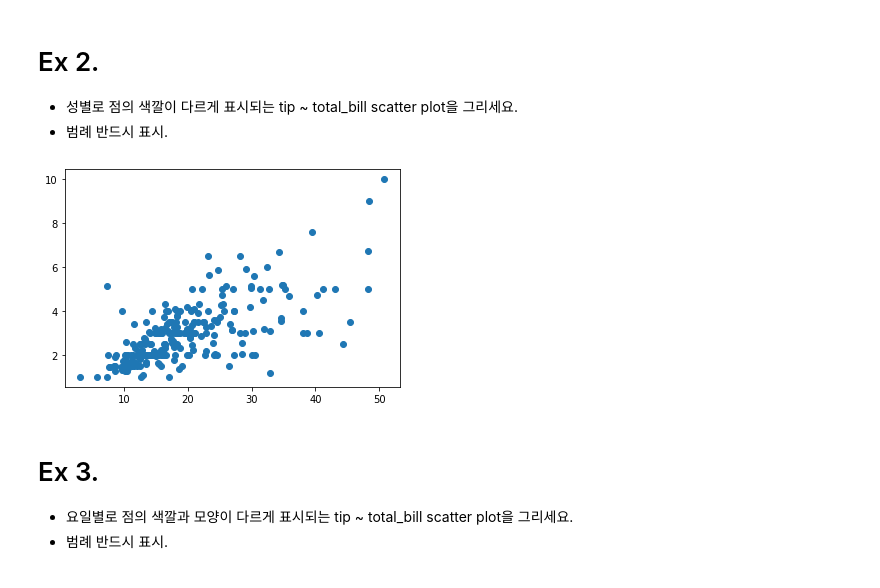
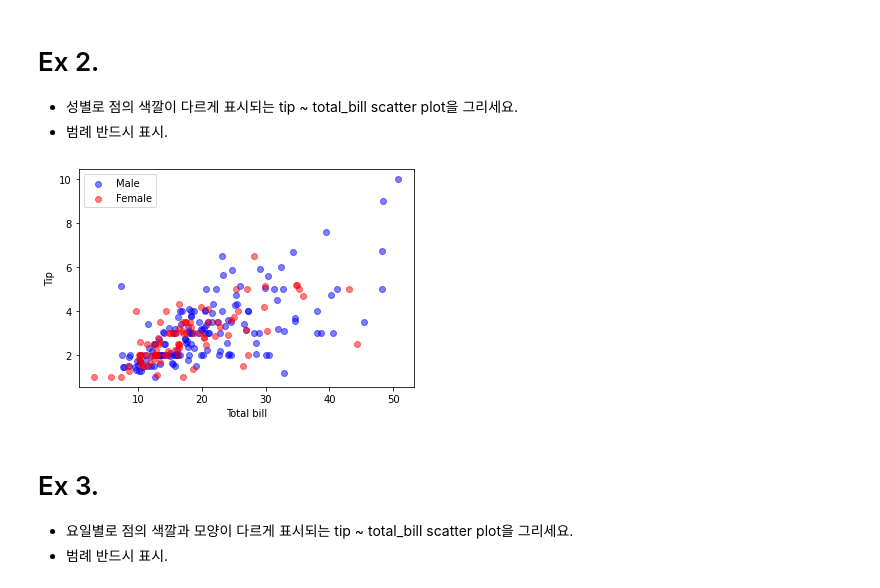
Before and after one commit to sejinseo/Itwill_Python, a Jupyter notebook: py21_matplotlib.ipynb, the cells around one changed output. Drawn from its saved outputs; the diff is of its cells as text; code cells hidden in the pictures.

```diff
--- a/py21_matplotlib.ipynb
+++ b/py21_matplotlib.ipynb
@@ -563,15 +563,24 @@ plt.show()
 
 * 성별로 점의 색깔이 다르게 표시되는 tip ~ total_bill scatter plot을 그리세요.
 * 범례 반드시 표시.
-# %%
-male = tips['sex'] == 'Male'
-female = tips['sex'] == 'Female'
-
-plt.scatter(x=tips['total_bill'], y=tips['tip'])
-
-plt.show()
-# %% [output]
-[figure, removed]
+# %%
+# 남성 / 여성 부분집합
+tips_male = tips[tips['sex'] == 'Male']
+tips_female = tips[tips['sex'] == 'Female']
+
+# 각 부분집합의 scatter plot
+plt.scatter(x=tips_male['total_bill'], y=tips_male['tip'], alpha=0.5, color='blue', label='Male')
+plt.scatter(x=tips_female['total_bill'], y=tips_female['tip'], alpha=0.5, color='red', label='Female')
+
+# 옵션들
+plt.xlabel('Total bill')
+plt.ylabel('Tip')
+
+plt.legend() # 범례 표시
+
+plt.show()
+# %% [output]
+[figure, added]
 # %% [markdown]
 # Ex 3.
 
```
Also changed, not shown: parts of 8 cells of this notebook.
